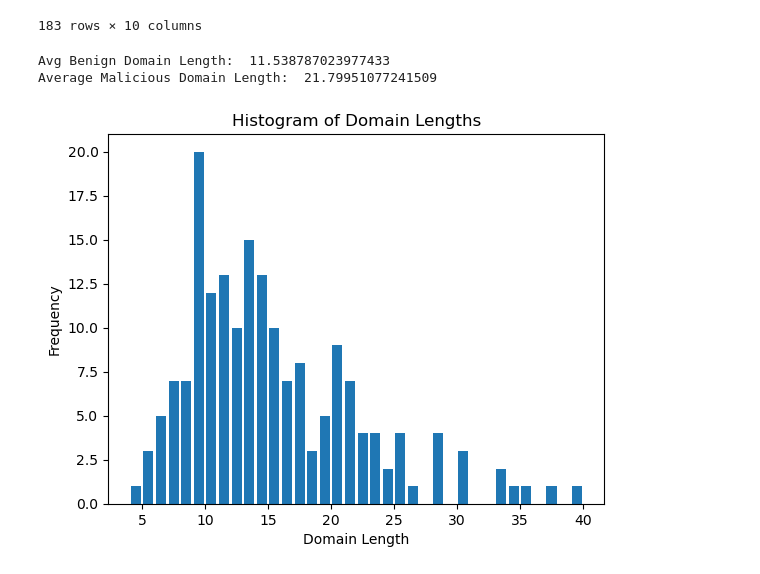
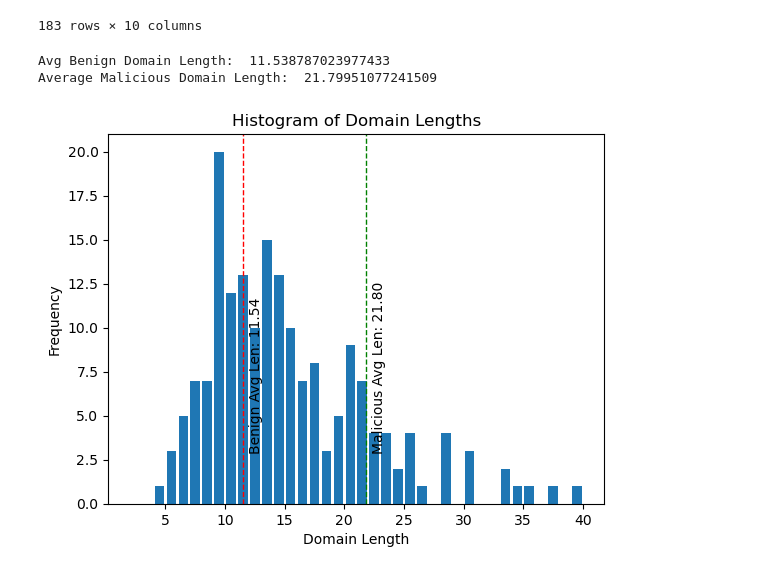
Before and after one commit to Lordishack1/Security-project, a Jupyter notebook: Final_Project.ipynb, the cells around one changed output. Cells and saved outputs as stored; diff of their text form; code cells hidden in the pictures.

Commit message:
added some formatting for graphs

```diff
--- a/Final_Project.ipynb
+++ b/Final_Project.ipynb
@@ -143,25 +240,30 @@ tranco_df
 # %%
 import matplotlib.pyplot as plt
 
 
 # Average amounts for different Characteristics
 
 benign_domain_lengths = benign_df['Domain'].apply(lambda x: len(x))
 benign_avg_domain_length = benign_domain_lengths.mean()
 print("Avg Benign Domain Length: ", benign_avg_domain_length)
 
 
 malicious_domain_lengths = malicious_df['Domain'].apply(lambda x: len(x))
 malicious_df_avg_domain_length = malicious_domain_lengths.mean()
 print("Average Malicious Domain Length: ", malicious_df_avg_domain_length)
 
-
+#Plot of domain lengths in Mixed Df
 mixed_domain_lengths = mixed_df['Domain'].apply(lambda x: len(x))
-mixed_domain_lengths.plot(kind='hist', bins=range(min(mixed_domain_lengths), max(mixed_domain_lengths) + 2), rwidth=0.8)
+ax = mixed_domain_lengths.plot(kind='hist', bins=range(min(mixed_domain_lengths) - 2, max(mixed_domain_lengths) + 2), rwidth=0.8)
+ax.axvline(benign_avg_domain_length, color='red', linestyle='dashed', linewidth=1)
+ax.text(benign_avg_domain_length + 0.5, 3, 'Benign Avg Len: {:.2f}'.format(benign_avg_domain_length), rotation=90)
+ax.axvline(malicious_df_avg_domain_length, color='green', linestyle='dashed', linewidth=1)
+ax.text(malicious_df_avg_domain_length + 0.5, 3, 'Malicious Avg Len: {:.2f}'.format(malicious_df_avg_domain_length), rotation=90)
 plt.xlabel('Domain Length')
 plt.title('Histogram of Domain Lengths')
+
 plt.show()
 # %% [output]
 Avg Benign Domain Length:  11.538787023977433
 Average Malicious Domain Length:  21.79951077241509
-[figure, old version]
+[figure, new version]
```
Also changed, not shown: parts of 9 cells of this notebook.
